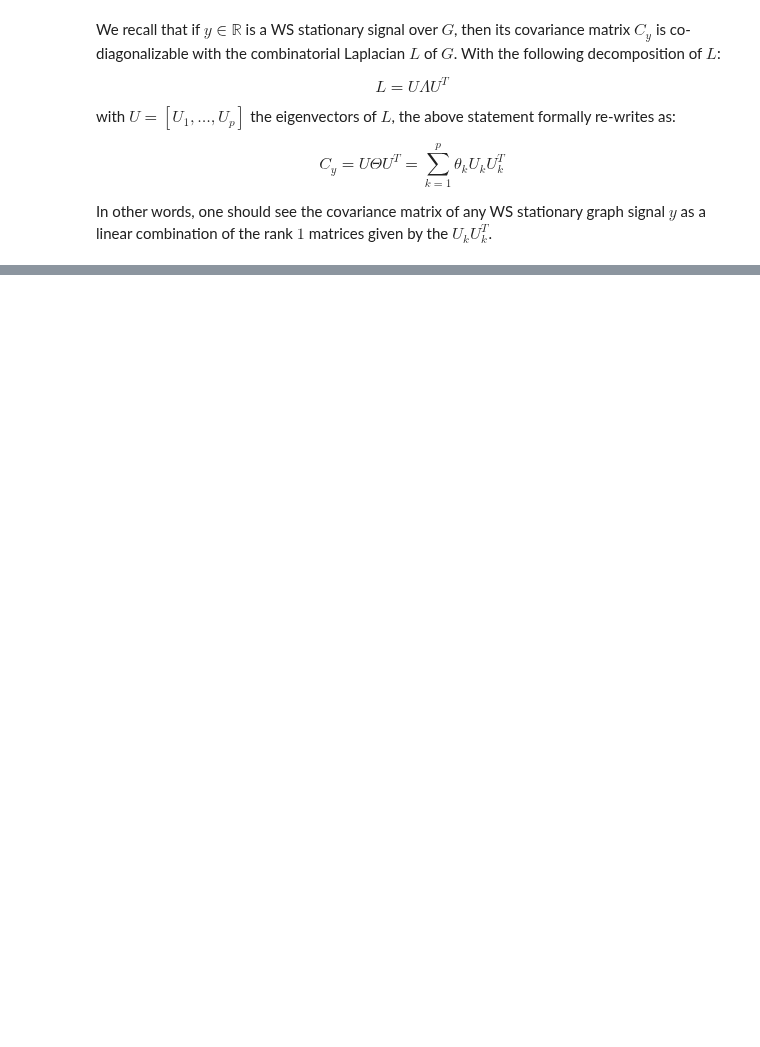
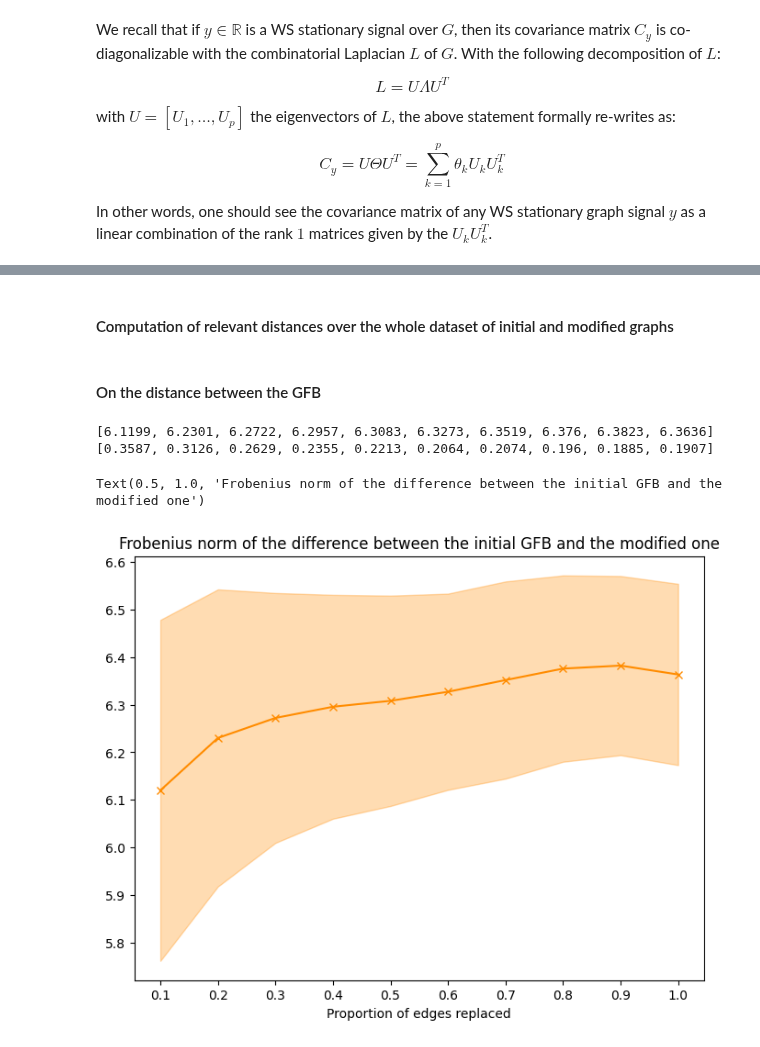
Before and after one commit to evenmatencio/graph-signals-change-point-detection, a Jupyter notebook: graph_stationarity.ipynb, the cells around one changed output, grey strips where cells are left out. Cells and saved outputs as stored; diff of their text form; code cells hidden in the pictures; blank space fills up the shorter version.

Commit message:
study of the GFB comparison between a graph and its modified version

```diff
--- a/graph_stationarity.ipynb
+++ b/graph_stationarity.ipynb
@@ -152,0 +143,26 @@ Text(0.5, 1.0, 'Laplacian matrix')
+# %%
+def find_min_dist_rows(init_eigvects, modif_eigvects, nb_nodes):
+    min_euclidean_dist = np.zeros(nb_nodes)
+    for init_row_ind in range(nb_nodes):
+        init_eigvect_row = init_eigvects[init_row_ind, :]
+        min_dist = 10000000000
+        for modif_row_ind in range(nb_nodes):
+            dist = np.sum((init_eigvect_row -modif_eigvects[modif_row_ind, :])**2)
+            if dist<min_dist:
+                min_dist = dist
+        min_euclidean_dist[init_row_ind] = min_dist
+    return np.sqrt(min_euclidean_dist)
+# %%
+def find_min_dist_cols(init_eigvects, modif_eigvects, nb_nodes):
+    min_euclidean_dist = np.zeros(nb_nodes)
+    for init_col_ind in range(nb_nodes):
+        init_eigvect_col = init_eigvects[:, init_col_ind]
+        min_dist = 10000000000
+        for modif_col_ind in range(nb_nodes):
+            dist = np.sum((init_eigvect_col -modif_eigvects[:, modif_col_ind])**2)
+            if dist<min_dist:
+                min_dist = dist
+        min_euclidean_dist[init_col_ind] = min_dist
+    return np.sqrt(min_euclidean_dist)
+# %% [markdown]
+#### Computation of relevant distances over the whole dataset of initial and modified graphs
@@ -152,0 +221,25 @@ Text(0.5, 1.0, 'Laplacian matrix')
+# %% [markdown]
+#### On the distance between the GFB
+# %%
+print([round(float(dist), 4) for dist in graph_fourier_dist_mean.tolist()])
+print([round(float(std), 4) for std in graph_fourier_dist_std.tolist()])
+
+y = graph_fourier_dist_mean
+y_err = graph_fourier_dist_std
+x = np.asarray(range(1, len(graph_fourier_dist_mean)+1))
+color = 'darkorange'
+
+fig, ax = plt.subplots(1, 1, figsize=(8, 6))
+ax.plot(x, y, c=color, marker='x')
+ax.fill_between(x, y1=y-y_err, y2=y+y_err, color=color, alpha=0.3)
+
+x_tick_labels = [str(i/20) for i in range(2, 22, 2)]
+x_tick_pos = list(range(1, 11))
+ax.set_xticks(x_tick_pos, x_tick_labels)
+ax.set_xlabel('Proportion of edges replaced')
+ax.set_title('Frobenius norm of the difference between the initial GFB and the modified one')
+# %% [output]
+[6.1199, 6.2301, 6.2722, 6.2957, 6.3083, 6.3273, 6.3519, 6.376, 6.3823, 6.3636]
+[0.3587, 0.3126, 0.2629, 0.2355, 0.2213, 0.2064, 0.2074, 0.196, 0.1885, 0.1907]
+Text(0.5, 1.0, 'Frobenius norm of the difference between the initial GFB and the modified one')
+[figure, added]
```
Also changed, not shown: parts of 16 cells of this notebook.
